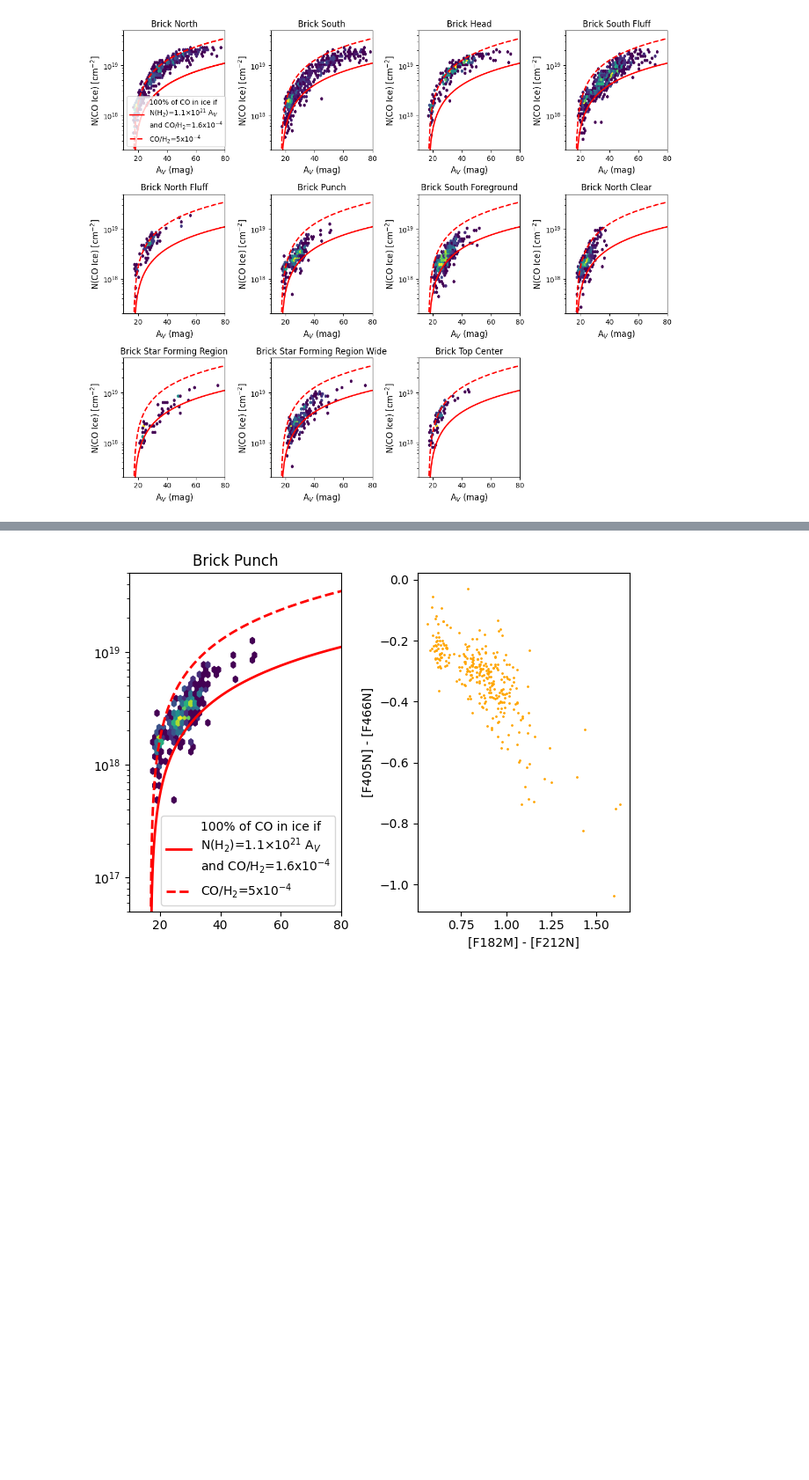
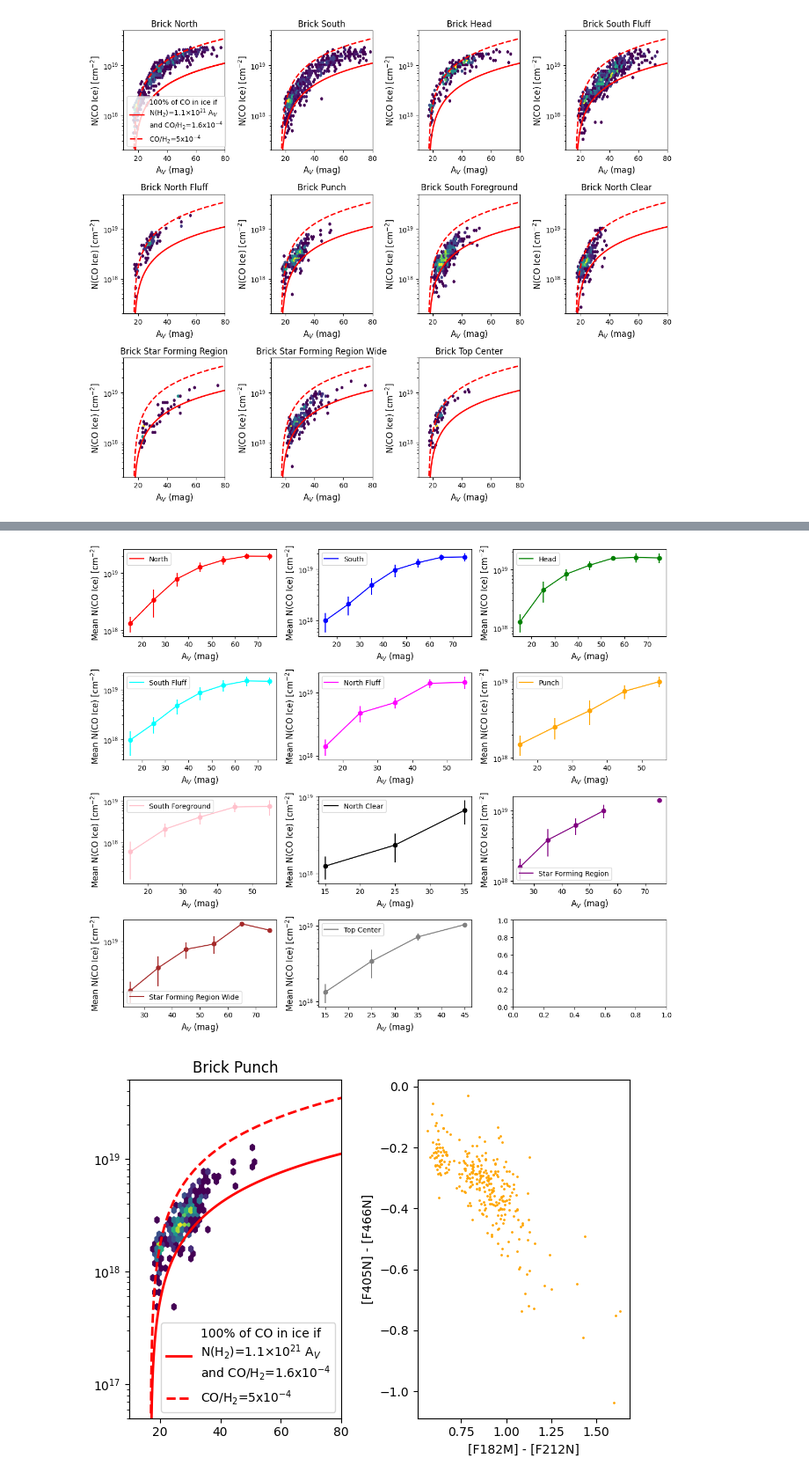
Before and after one commit to SpacialTree/dustridge-cd, a Jupyter notebook: notebooks/brick_analysis.ipynb, the cells around one changed output, grey strips where cells are left out. Shown at 88% size. Cells and saved outputs as stored; diff of their text form; code cells hidden in the pictures; blank space fills up the shorter version.

```diff
--- a/notebooks/brick_analysis.ipynb
+++ b/notebooks/brick_analysis.ipynb
@@ -446,3 +488,31 @@ plt.savefig('/orange/adamginsburg/jwst/cloudc/figures/brick_rc_COice_vs_Av.pdf',
+# %%
+Av_bins = np.arange(10, 81, 10)
+# average N(CO) in each bin of Av for each region
+
+fig, axes = plt.subplots(4, 3, figsize=(12,10))
+
+for i in range(len(catalog_list)):
+    ax = axes.flatten()[i]
+    cat = catalog_list[i]
+    mean_NCO = []
+    std_NCO = []
+    for j in range(len(Av_bins)-1):
+        bin_mask = (cat.catalog['Av'] >= Av_bins[j]) & (cat.catalog['Av'] < Av_bins[j+1])
+        mean_NCO.append(np.nanmean(cat.catalog['N(CO)'][bin_mask]))
+        std_NCO.append(np.nanstd(cat.catalog['N(CO)'][bin_mask]))
+    mean_NCO = np.array(mean_NCO)
+    std_NCO = np.array(std_NCO)
+
+    ax.errorbar(Av_bins[:-1]+5, mean_NCO, yerr=std_NCO, fmt='o', color=color_list[i])
+    ax.plot(Av_bins[:-1]+5, mean_NCO, label=name_list[i], color=color_list[i])
+    ax.set_xlabel('A$_V$ (mag)', fontsize=12)
+    ax.set_ylabel('Mean N(CO Ice) [cm$^{-2}$]', fontsize=12)
+    ax.set_yscale('log')
+    ax.legend()
+
+plt.tight_layout()
+# %% [output]
+[figure, added]
 # %%
 ax1 = plt.subplot(121)
 
```
Also changed, not shown: parts of 2 cells of this notebook, 1 other file.
